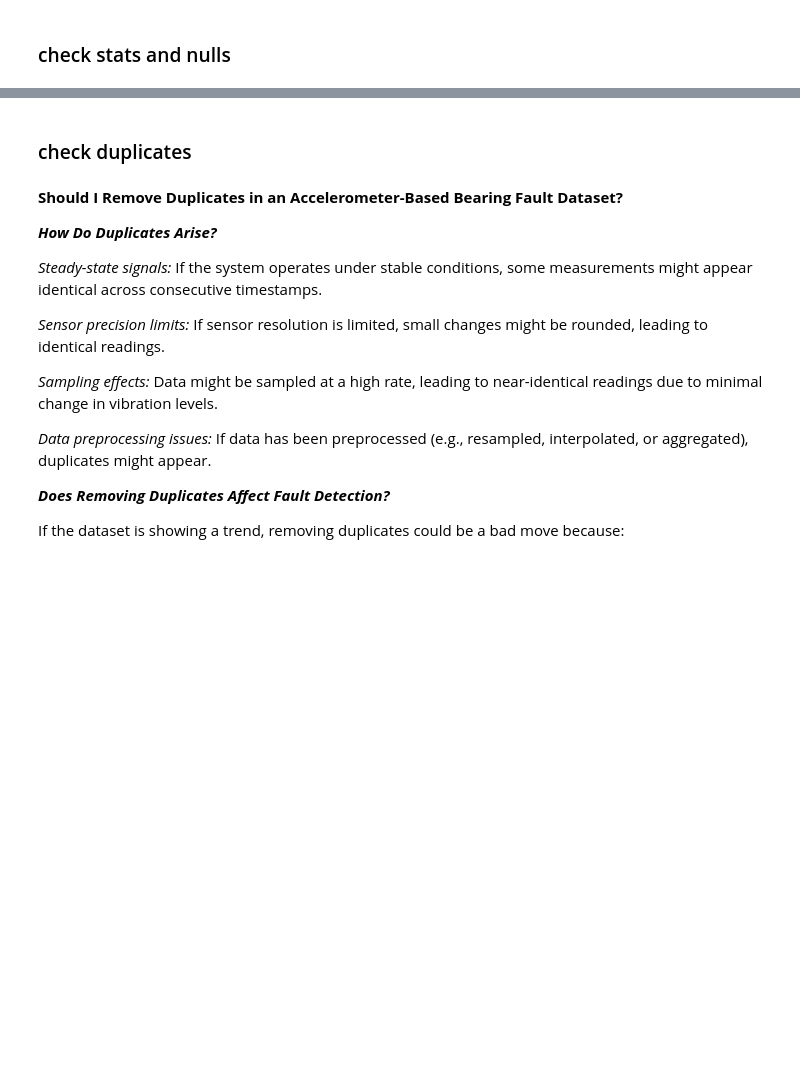
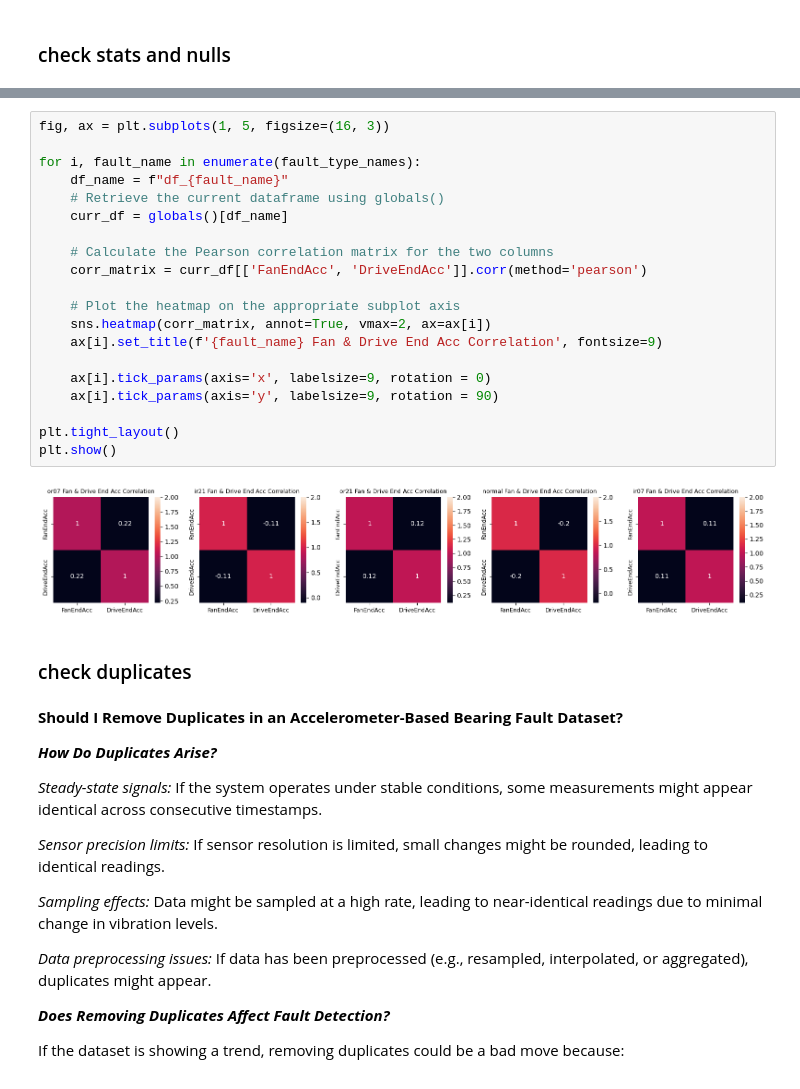
Before and after one commit to h4ppy0wl/PdM01, a Jupyter notebook: bearings01_EDA.ipynb, the cells around one changed output, grey strips where cells are left out. Cells and saved outputs as stored; diff of their text form; blank space fills up the shorter version.

```diff
--- a/bearings01_EDA.ipynb
+++ b/bearings01_EDA.ipynb
@@ -85,3 +213,25 @@ plt.show()
+# %%
+fig, ax = plt.subplots(1, 5, figsize=(16, 3))
+
+for i, fault_name in enumerate(fault_type_names):
+    df_name = f"df_{fault_name}"
+    # Retrieve the current dataframe using globals()
+    curr_df = globals()[df_name]
+
+    # Calculate the Pearson correlation matrix for the two columns
+    corr_matrix = curr_df[['FanEndAcc', 'DriveEndAcc']].corr(method='pearson')
+
+    # Plot the heatmap on the appropriate subplot axis
+    sns.heatmap(corr_matrix, annot=True, vmax=2, ax=ax[i])
+    ax[i].set_title(f'{fault_name} Fan & Drive End Acc Correlation', fontsize=9)
+
+    ax[i].tick_params(axis='x', labelsize=9, rotation = 0)
+    ax[i].tick_params(axis='y', labelsize=9, rotation = 90)
+
+plt.tight_layout()
+plt.show()
+# %% [output]
+[figure, added]
 # %% [markdown]
 ### check duplicates
 # %% [markdown]
```
Also changed, not shown: parts of 60 cells of this notebook, 10 other files.
